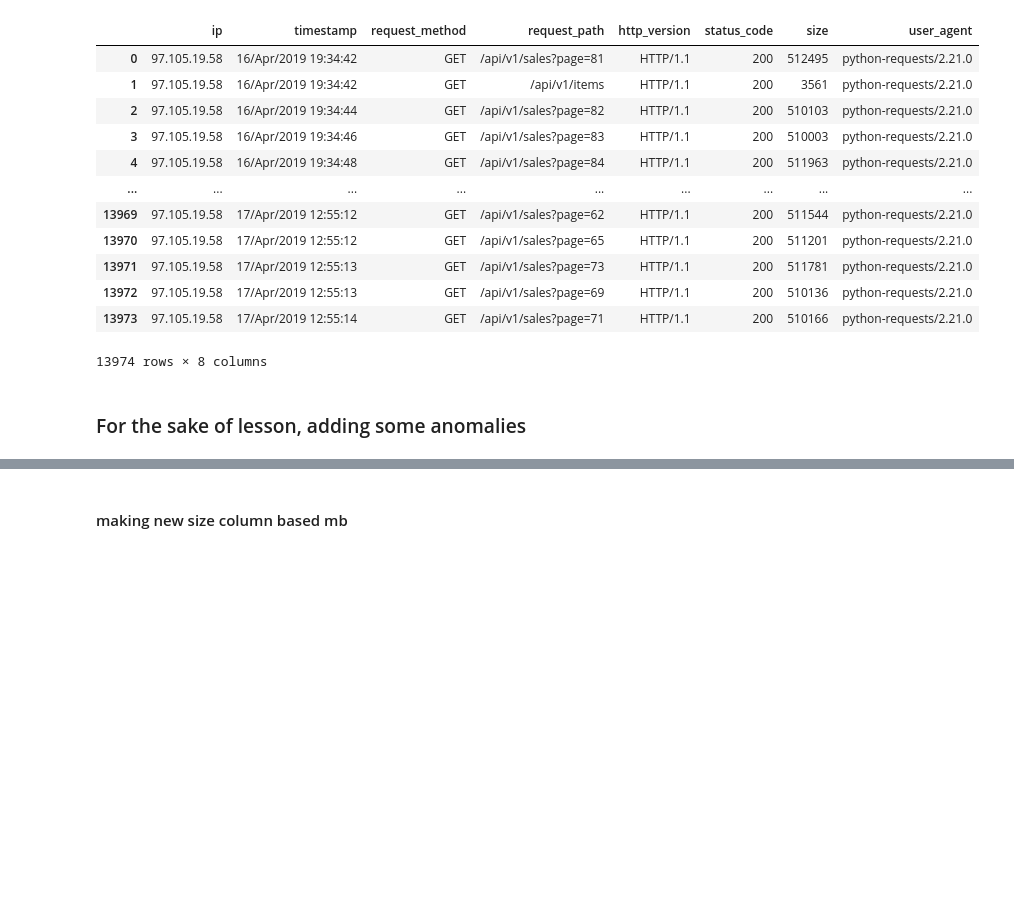
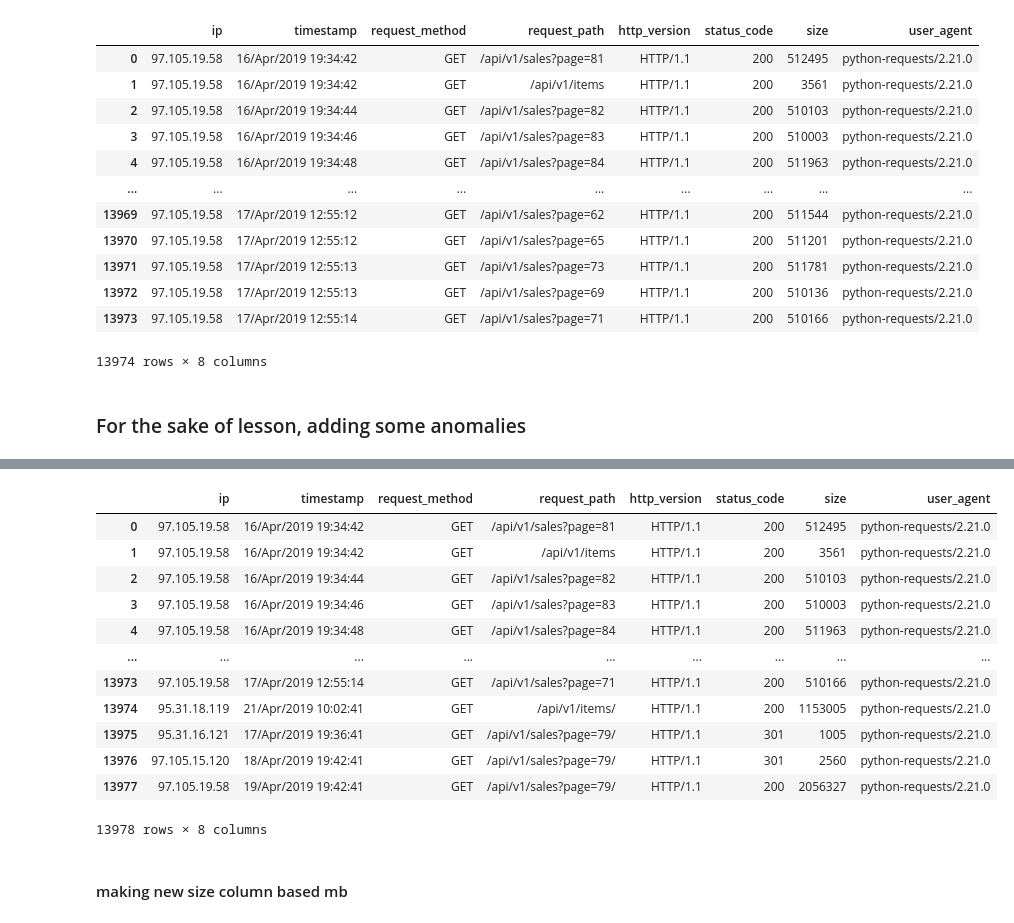
Before and after one commit to CodeupClassroom/pagel-anomaly-detection, a Jupyter notebook: discrete_probability.ipynb, the cells around one changed output, grey strips where cells are left out. Drawn from its saved outputs; the diff is of its cells as text; code cells hidden in the pictures; blank space fills up the shorter version.

```diff
--- a/discrete_probability.ipynb
+++ b/discrete_probability.ipynb
@@ -401,3 +417,19 @@ df
+# %%
+df
+# %% [output]
+|  | ip | timestamp | request_method | request_path | http_version | status_code | size | user_agent |
+| 0 | 97.105.19.58 | 16/Apr/2019 19:34:42 | GET | /api/v1/sales?page=81 | HTTP/1.1 | 200 | 512495 | python-requests/2.21.0 |
+| 1 | 97.105.19.58 | 16/Apr/2019 19:34:42 | GET | /api/v1/items | HTTP/1.1 | 200 | 3561 | python-requests/2.21.0 |
+| 2 | 97.105.19.58 | 16/Apr/2019 19:34:44 | GET | /api/v1/sales?page=82 | HTTP/1.1 | 200 | 510103 | python-requests/2.21.0 |
+| 3 | 97.105.19.58 | 16/Apr/2019 19:34:46 | GET | /api/v1/sales?page=83 | HTTP/1.1 | 200 | 510003 | python-requests/2.21.0 |
+| 4 | 97.105.19.58 | 16/Apr/2019 19:34:48 | GET | /api/v1/sales?page=84 | HTTP/1.1 | 200 | 511963 | python-requests/2.21.0 |
+| ... | ... | ... | ... | ... | ... | ... | ... | ... |
+| 13973 | 97.105.19.58 | 17/Apr/2019 12:55:14 | GET | /api/v1/sales?page=71 | HTTP/1.1 | 200 | 510166 | python-requests/2.21.0 |
+| 13974 | 95.31.18.119 | 21/Apr/2019 10:02:41 | GET | /api/v1/items/ | HTTP/1.1 | 200 | 1153005 | python-requests/2.21.0 |
+| 13975 | 95.31.16.121 | 17/Apr/2019 19:36:41 | GET | /api/v1/sales?page=79/ | HTTP/1.1 | 301 | 1005 | python-requests/2.21.0 |
+| 13976 | 97.105.15.120 | 18/Apr/2019 19:42:41 | GET | /api/v1/sales?page=79/ | HTTP/1.1 | 301 | 2560 | python-requests/2.21.0 |
+| 13977 | 97.105.19.58 | 19/Apr/2019 19:42:41 | GET | /api/v1/sales?page=79/ | HTTP/1.1 | 200 | 2056327 | python-requests/2.21.0 |
+13978 rows × 8 columns
 # %% [markdown]
 #### making new size column based mb
 # %%
```
Also changed, not shown: parts of 25 cells of this notebook.
